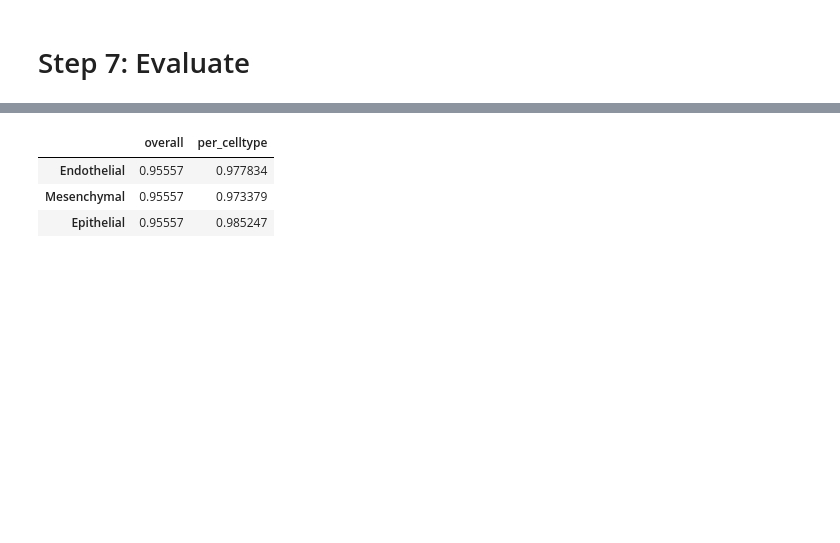
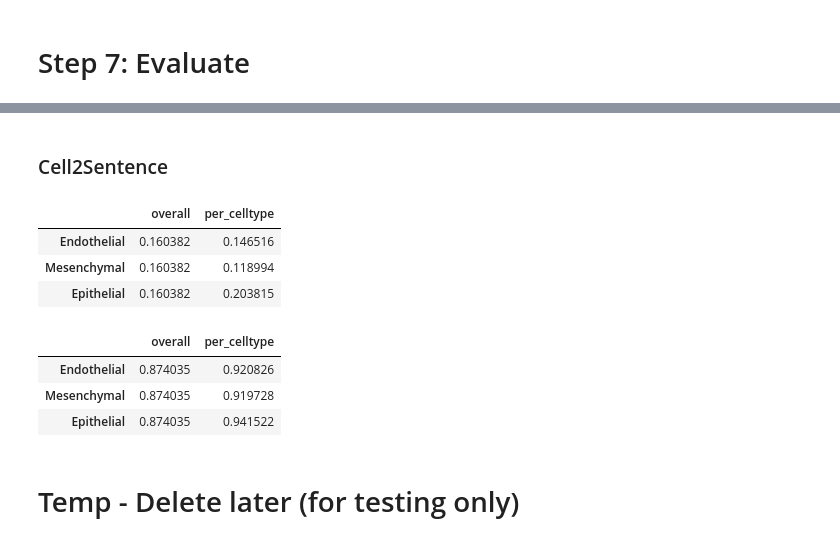
Before and after one commit to Eastmanmd/DECONVersation, a Jupyter notebook: src/DECONVersation/test_all_functions_and_features.ipynb, the cells around one changed output, grey strips where cells are left out. Cells and saved outputs as stored; diff of their text form; code cells hidden in the pictures; blank space fills up the shorter version.

```diff
--- a/src/DECONVersation/test_all_functions_and_features.ipynb
+++ b/src/DECONVersation/test_all_functions_and_features.ipynb
@@ -280,7 +275,7 @@ from deconvolution import *
 # %%
 pb_gf_embed.columns = "GF_" + pb_gf_embed.columns.astype(str) #Add this to the function
 # %%
-sig_mat_c2s_embed.columns = "GF_" + sig_mat_c2s_embed.columns.astype(str) #Add this to the function
+sig_mat_gf_embed.columns = "GF_" + sig_mat_gf_embed.columns.astype(str) #Add this to the function
 # %%
 cell_prop_pred = run_deconv_nnls(
     bulk_df = pb_gf_embed.T,
@@ -291,0 +289,9 @@ Running NNLS deconvolution...
+# %%
+pb_c2s_embed.columns = "C2S_" + pb_c2s_embed.columns.astype(str)
+# %%
+sig_mat_c2s_embed.columns = "C2S_" + sig_mat_c2s_embed.columns.astype(str) #Add this to the function
+# %%
+cell_prop_pred_c2s = run_deconv_nnls(
+    bulk_df = pb_c2s_embed.T,
+    signature_df = sig_mat_c2s_embed.T,
+    normalize = True)
@@ -315,7 +322,0 @@ corr_per_cell_type = pd.DataFrame(corr_per_cell_type)
-# %%
-corr_per_cell_type
-# %% [output]
-|  | overall | per_celltype |
-| Endothelial | 0.95557 | 0.977834 |
-| Mesenchymal | 0.95557 | 0.973379 |
-| Epithelial | 0.95557 | 0.985247 |
@@ -325,0 +323,30 @@ from cell2sentence.tasks import embed_cells
+# %% [markdown]
+### Cell2Sentence
+# %%
+rmse_per_cell_type = compute_rmse(true_df = cell_prop_all,
+                                 pred_df = cell_prop_pred_c2s,
+                                 return_per_celltype = True)
+
+rmse_per_cell_type = pd.DataFrame(rmse_per_cell_type)
+
+rmse_per_cell_type
+# %% [output]
+|  | overall | per_celltype |
+| Endothelial | 0.160382 | 0.146516 |
+| Mesenchymal | 0.160382 | 0.118994 |
+| Epithelial | 0.160382 | 0.203815 |
+# %%
+corr_per_cell_type = compute_correlation(true_df = cell_prop_all,
+                                         pred_df = cell_prop_pred_c2s,
+                                        return_per_celltype = True)
+
+corr_per_cell_type = pd.DataFrame(corr_per_cell_type)
+
+corr_per_cell_type
+# %% [output]
+|  | overall | per_celltype |
+| Endothelial | 0.874035 | 0.920826 |
+| Mesenchymal | 0.874035 | 0.919728 |
+| Epithelial | 0.874035 | 0.941522 |
+# %% [markdown]
+# Temp - Delete later (for testing only)
```
Also changed, not shown: parts of 31 cells of this notebook, 2 other files.
